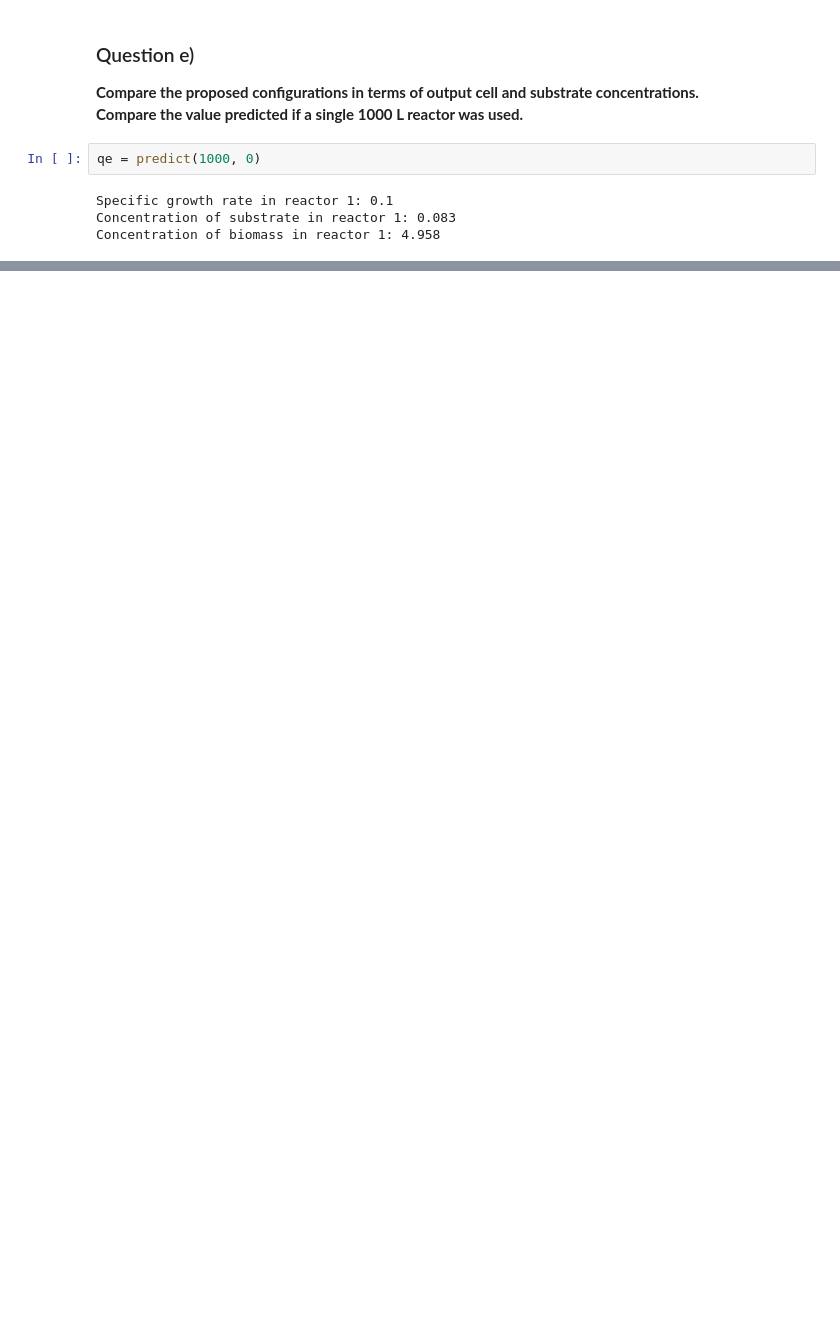
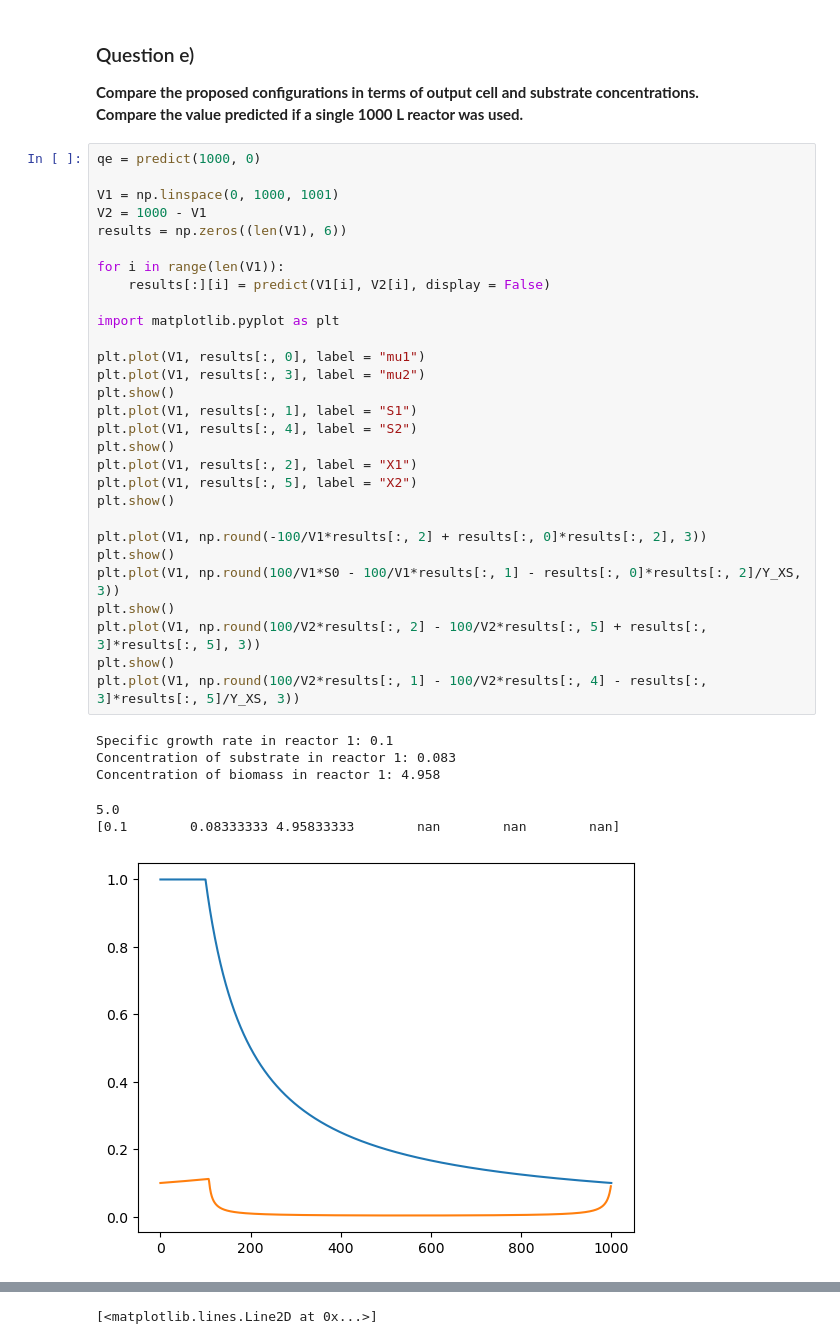
Before and after one commit to jonathanrsr/biochemical, a Jupyter notebook: Projects/3. Design of fed-batch bioreactors/Exercise 3.ipynb, the cells around one changed output, grey strips where cells are left out. Cells and saved outputs as stored; diff of their text form; blank space fills up the shorter version.

```diff
--- a/Projects/3. Design of fed-batch bioreactors/Exercise 3.ipynb
+++ b/Projects/3. Design of fed-batch bioreactors/Exercise 3.ipynb
@@ -159,9 +168,39 @@ Concentration of biomass in reactor 2: -0.0
 ### Question e)
 **Compare the proposed configurations in terms of output cell and substrate concentrations.**\
 **Compare the value predicted if a single 1000 L reactor was used.**
-# %%
-qe = predict(1000, 0)
-# %% [output]
-Specific growth rate in reactor 1: 0.1
-Concentration of substrate in reactor 1: 0.083
-Concentration of biomass in reactor 1: 4.958
+# %%
+qe = predict(1000, 0)
+
+V1 = np.linspace(0, 1000, 1001)
+V2 = 1000 - V1
+results = np.zeros((len(V1), 6))
+
+for i in range(len(V1)):
+    results[:][i] = predict(V1[i], V2[i], display = False)
+
+import matplotlib.pyplot as plt
+
+plt.plot(V1, results[:, 0], label = "mu1")
+plt.plot(V1, results[:, 3], label = "mu2")
+plt.show()
+plt.plot(V1, results[:, 1], label = "S1")
+plt.plot(V1, results[:, 4], label = "S2")
+plt.show()
+plt.plot(V1, results[:, 2], label = "X1")
+plt.plot(V1, results[:, 5], label = "X2")
+plt.show()
+
+plt.plot(V1, np.round(-100/V1*results[:, 2] + results[:, 0]*results[:, 2], 3))
+plt.show()
+plt.plot(V1, np.round(100/V1*S0 - 100/V1*results[:, 1] - results[:, 0]*results[:, 2]/Y_XS, 3))
+plt.show()
+plt.plot(V1, np.round(100/V2*results[:, 2] - 100/V2*results[:, 5] + results[:, 3]*results[:, 5], 3))
+plt.show()
+plt.plot(V1, np.round(100/V2*results[:, 1] - 100/V2*results[:, 4] - results[:, 3]*results[:, 5]/Y_XS, 3))
+# %% [output]
+Specific growth rate in reactor 1: 0.1
+Concentration of substrate in reactor 1: 0.083
+Concentration of biomass in reactor 1: 4.958
+5.0
+[0.1        0.08333333 4.95833333        nan        nan        nan]
+[figure, added]
@@ -167,0 +212 @@ Concentration of biomass in reactor 1: 4.958
+[<matplotlib.lines.Line2D at 0x...>]
```
Also changed, not shown: parts of 4 cells of this notebook.
